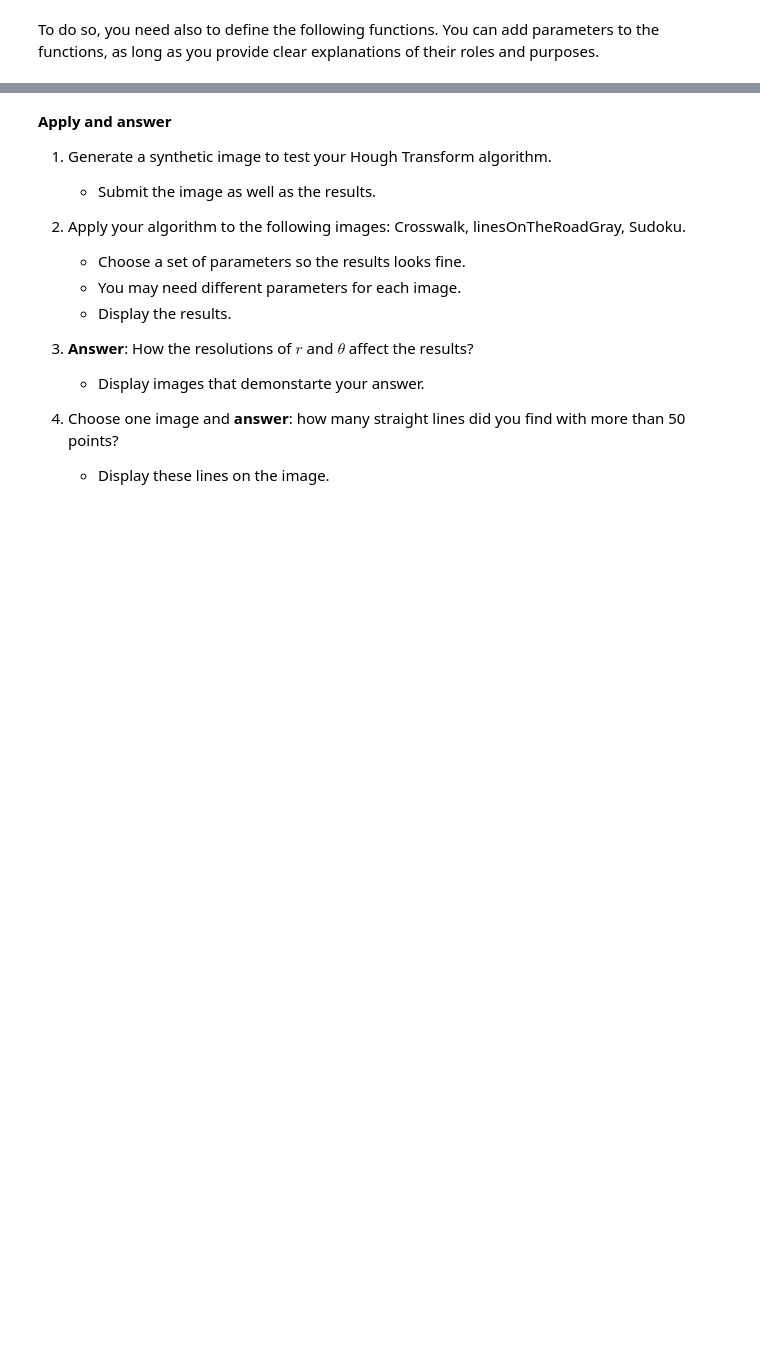
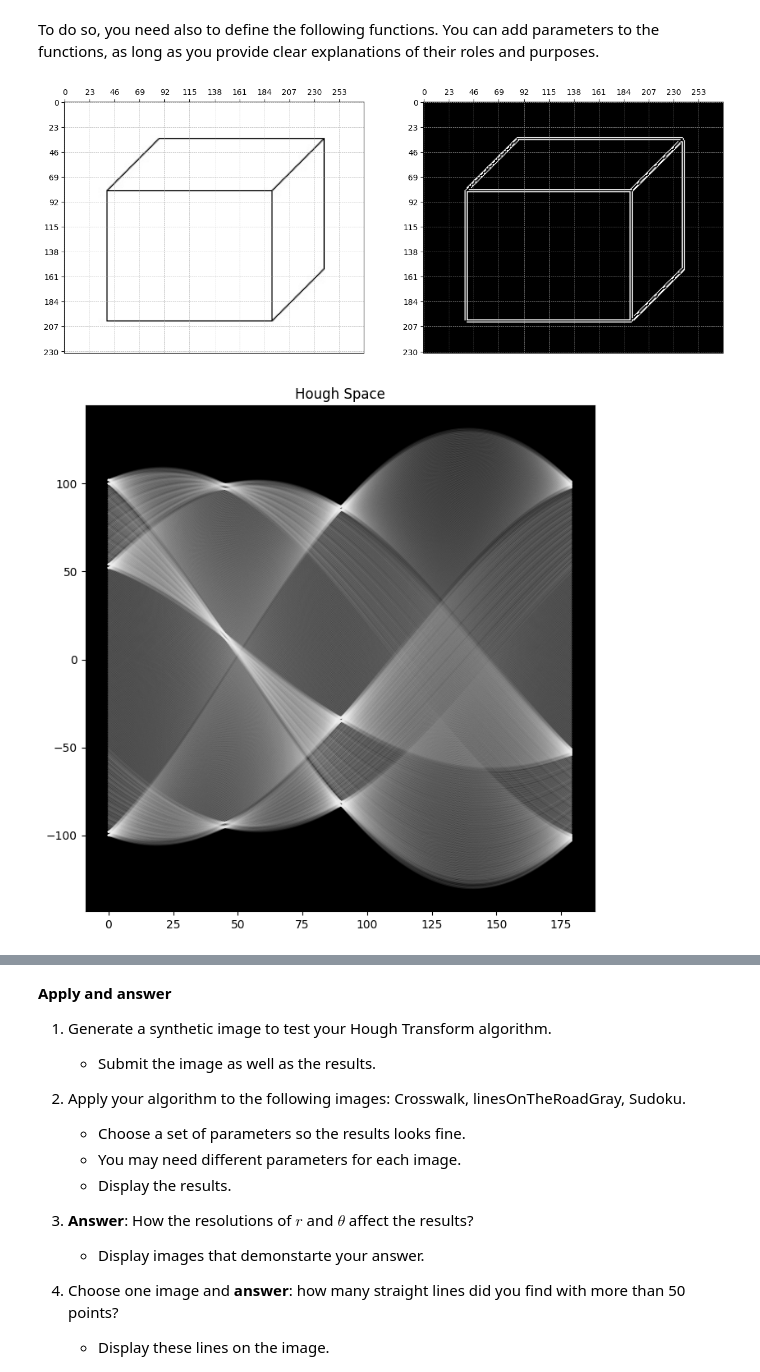
Before and after one commit to haeshed/classic-computer-vision, a Jupyter notebook: HW2/hw2 - test5.ipynb, the cells around one changed output, grey strips where cells are left out. Saved outputs shown, nothing was run; the diff lists cells and outputs as text; code cells hidden in the pictures; blank space fills up the shorter version.

Commit message:
cv2.canny edges fix

```diff
--- a/HW2/hw2 - test5.ipynb
+++ b/HW2/hw2 - test5.ipynb
@@ -137,6 +137,7 @@ def show1Image(base):
 
 def show2Images(base, conv):
     f = plt.figure()
+    f.set_figwidth(15)
     plt.tight_layout()
     f.add_subplot(1, 2, 1)
     plt.imshow(base)
@@ -298,25 +358,31 @@ def display_lines(im, list_lines):
 # %%
 imgpath = 'cube1.jpg'
-num_rho = 180
-num_theta = 180
-bin_threshold = 100
+res_rho = 1
+res_ang = 1
+bin_threshold = 50
 lines_are_white = True
 
 input_img = cv2.imread(imgpath)
-show1Image(input_img)
 
 #Edge detection on the input image
 edge_image = cv2.cvtColor(input_img, cv2.COLOR_BGR2GRAY)
-ret, edge_image = cv2.threshold(edge_image, 120, 255, cv2.THRESH_BINARY_INV)
-edge_image = cv2.Canny(edge_image, 100, 200)
+# ret, edge_image = cv2.threshold(edge_image, 120, 255, cv2.THRESH_BINARY)
+edge_image = cv2.Canny(edge_image, 200, 250)
+# edge_image2 = cv2.Canny(edge_image, 0, 255)
+# print end_image 10x10 from the middle
+# print(edge_image[edge_image.shape[0]//2-5:edge_image.shape[0]//2+5, edge_image.shape[1]//2-5:edge_image.shape[1]//2+5])
 
-show1Image(edge_image)
+show2Images(input_img, edge_image)
+# show2Images(edge_image, edge_image2)
 
-print ("Detecting Hough Lines Started!")
-line_img, lines, accumulator, thetas, rhos = find_hough_lines(input_img, edge_image, num_rho, num_theta, bin_threshold)
-print(lines)
-
-show1Image(line_img)
+# line_img, lines, accumulator, thetas, rhos = find_hough_lines(input_img, edge_image, num_rho, num_theta, bin_threshold)
+acc, thetas, rhos = H_matrix(edge_image, res_rho, res_ang)
+acc_max = retain_max_in_neighborhood(acc, 15)
+lines = list_lines(acc_max, bin_threshold, edge_image.shape, rhos, thetas)
+# display_lines(input_img, lines)
+# print(lines)
 # print(peak_votes(accumulator, thetas, rhos))
-
-print ("Detecting Hough Lines Complete!")
+display_full_hough(input_img, acc, lines)
+# %% [output]
+[figure, added]
+[figure, added]
```
Also changed, not shown: parts of 2 cells of this notebook.
